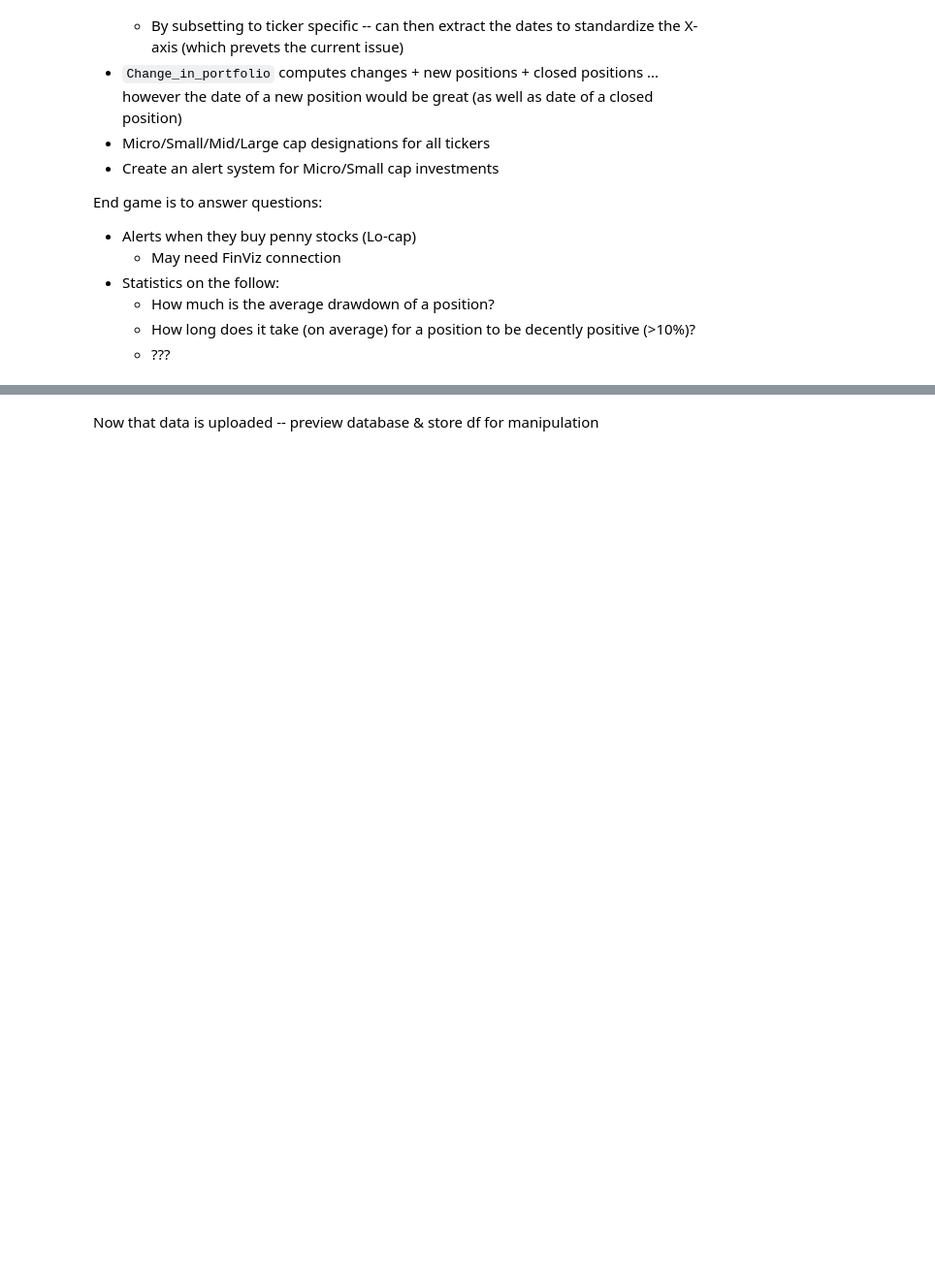
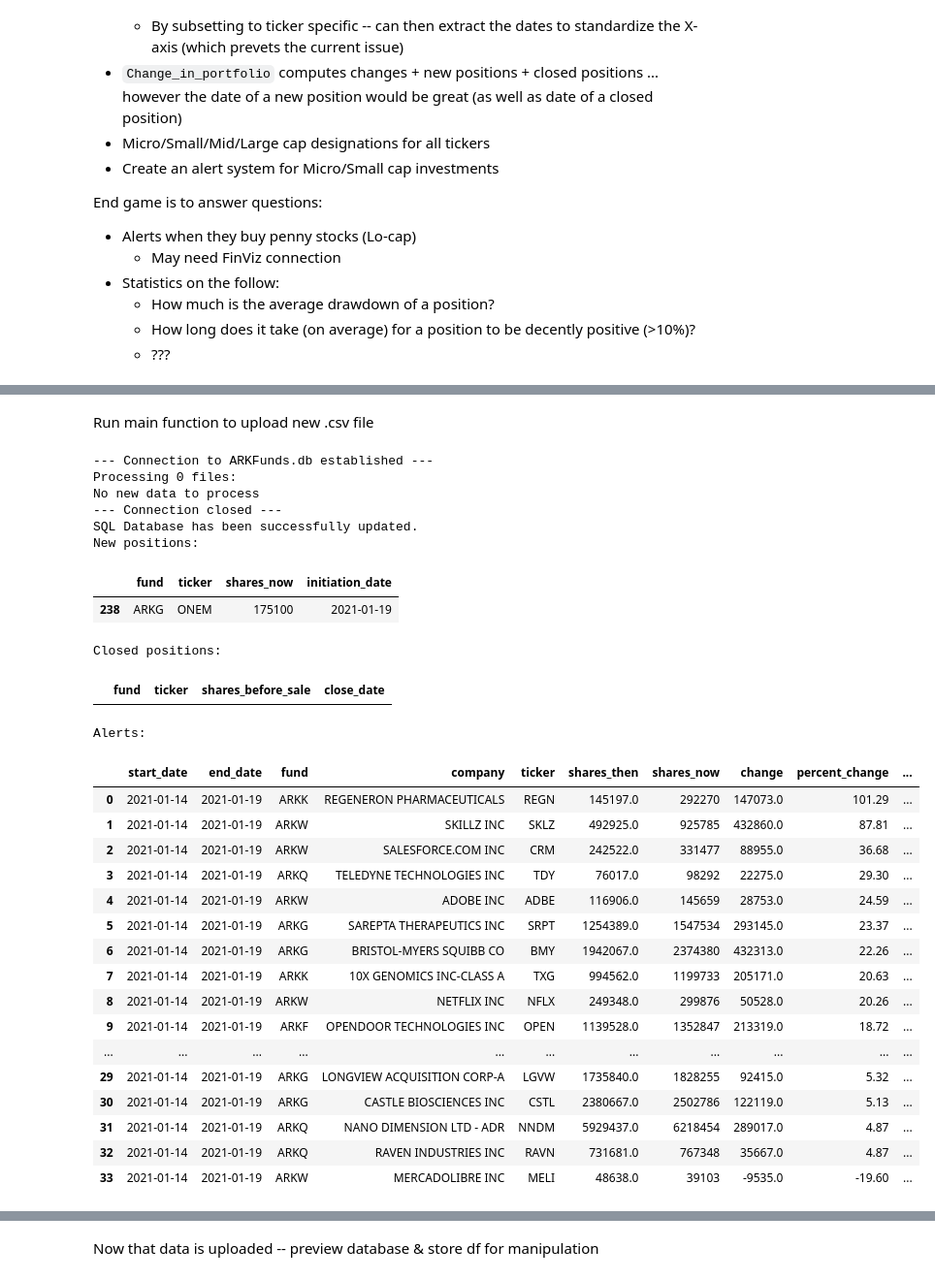
Before and after one commit to ShyuShiro/ARKFund_App, a Jupyter notebook: ARK Visualizations.ipynb, the cells around one changed output, grey strips where cells are left out. Shown: that part at 97% size. Cells and saved outputs as stored; diff of their text form; code cells hidden in the pictures; blank space fills up the shorter version.

```diff
--- a/ARK Visualizations.ipynb
+++ b/ARK Visualizations.ipynb
@@ -231,11 +230,11 @@ def change_in_portfolio(date1=None,date2=None,fund=None,debug=False):
     #If no fund provided, simply search by dates
     if fund == None:
         #Grab subset info for the dates
-        a = df[(df['date']==unique_dates[loc_initial_date])]
+        a = df[(df['date']==date1)]
         b = df[(df['date']==date2)]
     else:
         #Grab subset info for the specified fund
-        a = df[(df['date']==unique_dates[loc_initial_date])&(df['fund']==fund)]
+        a = df[(df['date']==date1)&(df['fund']==fund)]
         b = df[(df['date']==date2)&(df['fund']==fund)]
 
     #Compare via `how='outer'`
@@ -291,6 +290,8 @@ def change_in_portfolio(date1=None,date2=None,fund=None,debug=False):
     alerts = alerts[(np.abs(alerts['percent_change'])>=10)|((np.abs(alerts['percent_change'])>=4.5)&(alerts['cap']=='Small'))].sort_values(by=['percent_change'],ascending=False).reset_index(drop=True)
 
     if debug: #Just making a quick method to print all 4 df results accordingly
+        print("dates:")
+        print(date1,date2)
         print("Changes:")
         display(changes)
         print("New positions:")
@@ -380,7 +378,7 @@ def update_capitalization():
     else:
         pass #Dont execute unless it's Friday
 # %%
-def update_arkfund():
+def update_arkfund(display_changes=False):
     import glob
     import os
     import sqlite3
@@ -496,11 +494,12 @@ def update_arkfund():
     backup_data() #function checks weekday and returns nothing if weekday != 4 ... it backs up both ".db" files
 
     _, new, closed, alerts = change_in_portfolio() #Determine changes, new positions, closed positions, alerts
-    print("New positions:")
-    display(new)
-    print("Closed positions:")
-    display(closed)
-    print("Alerts:")
-    display(alerts)
+    if display_changes:
+        print("New positions:")
+        display(new)
+        print("Closed positions:")
+        display(closed)
+        print("Alerts:")
+        display(alerts)
 
     return df_all,sectors, new, closed, alerts #df_all = df of newly appended data .. NOT the data in arkfunds.db | sectors = sector all info from sectors.db
@@ -509,3 +505,0 @@ Below is a function to update the capitalization of ALL ROWS inside arkfunds.db
-# %%
-%%time
-df_today,sectors,new,closed,alerts = update_arkfund()
@@ -553,0 +993,46 @@ Wall time: 4.66 s
+# %% [markdown]
+Run main function to upload new .csv file
+# %%
+%%time
+
+#To be able to import the ARK.py file and its modules, the directory needs to be added to PATH
+import os
+import sys
+module_path = os.path.abspath(r'C:\Users\Brandon\Desktop\ARK Fund CSV Files')
+if module_path not in sys.path:
+    sys.path.append(module_path)
+
+#Now import ARK.py functions
+from ARK import *
+
+#Run main script
+df_today,sectors,new,closed,alerts = update_arkfund(display_changes=True,manual_update=False)
+# %% [output]
+--- Connection to ARKFunds.db established ---
+Processing 0 files:
+No new data to process
+--- Connection closed ---
+SQL Database has been successfully updated.
+New positions:
+|  | fund | ticker | shares_now | initiation_date |
+| 238 | ARKG | ONEM | 175100 | 2021-01-19 |
+Closed positions:
+|  | fund | ticker | shares_before_sale | close_date |
+Alerts:
+|  | start_date | end_date | fund | company | ticker | shares_then | shares_now | change | percent_change | ... |
+| 0 | 2021-01-14 | 2021-01-19 | ARKK | REGENERON PHARMACEUTICALS | REGN | 145197.0 | 292270 | 147073.0 | 101.29 | ... |
+| 1 | 2021-01-14 | 2021-01-19 | ARKW | SKILLZ INC | SKLZ | 492925.0 | 925785 | 432860.0 | 87.81 | ... |
+| 2 | 2021-01-14 | 2021-01-19 | ARKW | SALESFORCE.COM INC | CRM | 242522.0 | 331477 | 88955.0 | 36.68 | ... |
+| 3 | 2021-01-14 | 2021-01-19 | ARKQ | TELEDYNE TECHNOLOGIES INC | TDY | 76017.0 | 98292 | 22275.0 | 29.30 | ... |
+| 4 | 2021-01-14 | 2021-01-19 | ARKW | ADOBE INC | ADBE | 116906.0 | 145659 | 28753.0 | 24.59 | ... |
+| 5 | 2021-01-14 | 2021-01-19 | ARKG | SAREPTA THERAPEUTICS INC | SRPT | 1254389.0 | 1547534 | 293145.0 | 23.37 | ... |
+| 6 | 2021-01-14 | 2021-01-19 | ARKG | BRISTOL-MYERS SQUIBB CO | BMY | 1942067.0 | 2374380 | 432313.0 | 22.26 | ... |
+| 7 | 2021-01-14 | 2021-01-19 | ARKK | 10X GENOMICS INC-CLASS A | TXG | 994562.0 | 1199733 | 205171.0 | 20.63 | ... |
+| 8 | 2021-01-14 | 2021-01-19 | ARKW | NETFLIX INC | NFLX | 249348.0 | 299876 | 50528.0 | 20.26 | ... |
+| 9 | 2021-01-14 | 2021-01-19 | ARKF | OPENDOOR TECHNOLOGIES INC | OPEN | 1139528.0 | 1352847 | 213319.0 | 18.72 | ... |
+| ... | ... | ... | ... | ... | ... | ... | ... | ... | ... | ... |
+| 29 | 2021-01-14 | 2021-01-19 | ARKG | LONGVIEW ACQUISITION CORP-A | LGVW | 1735840.0 | 1828255 | 92415.0 | 5.32 | ... |
+| 30 | 2021-01-14 | 2021-01-19 | ARKG | CASTLE BIOSCIENCES INC | CSTL | 2380667.0 | 2502786 | 122119.0 | 5.13 | ... |
+| 31 | 2021-01-14 | 2021-01-19 | ARKQ | NANO DIMENSION LTD - ADR | NNDM | 5929437.0 | 6218454 | 289017.0 | 4.87 | ... |
+| 32 | 2021-01-14 | 2021-01-19 | ARKQ | RAVEN INDUSTRIES INC | RAVN | 731681.0 | 767348 | 35667.0 | 4.87 | ... |
+| 33 | 2021-01-14 | 2021-01-19 | ARKW | MERCADOLIBRE INC | MELI | 48638.0 | 39103 | -9535.0 | -19.60 | ... |
```
Also changed, not shown: parts of 10 cells of this notebook, 2 other files.
